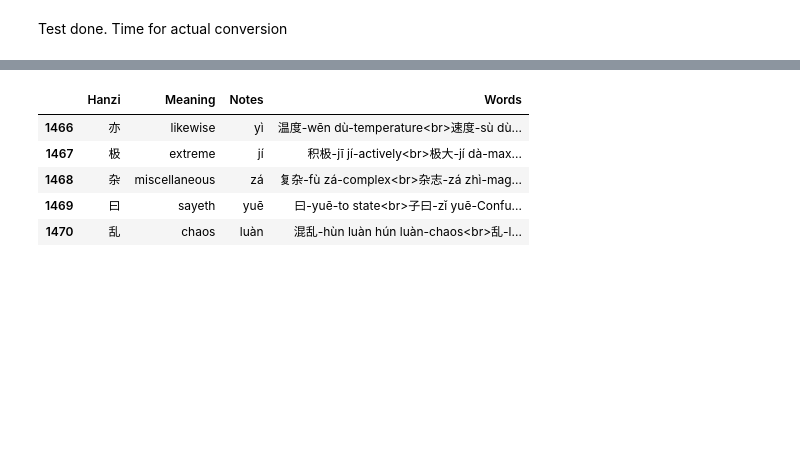
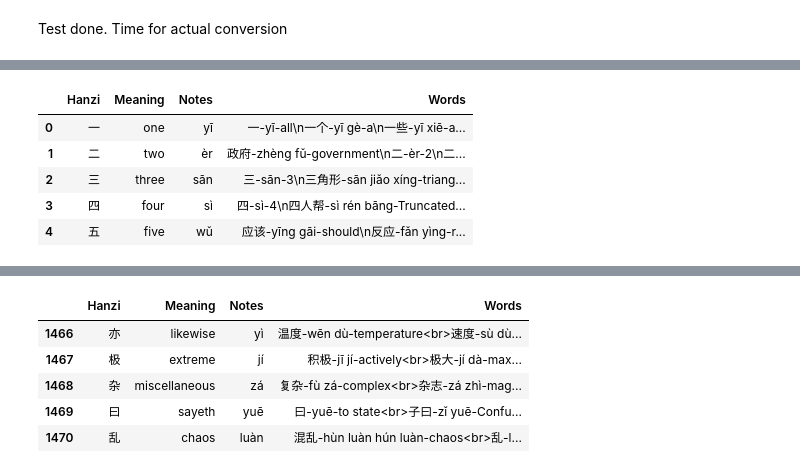
Before and after one commit to Tclack88/misc-analysis, a Jupyter notebook: mandarin_frequency_analysis/pinyin_conversion.ipynb, the cells around one changed output, grey strips where cells are left out. Drawn from its saved outputs; the diff is of its cells as text; code cells hidden in the pictures; blank space fills up the shorter version.

Commit message:
Debugging newline chars not being interpreted correctly when reintroduced to anki

```diff
--- a/mandarin_frequency_analysis/pinyin_conversion.ipynb
+++ b/mandarin_frequency_analysis/pinyin_conversion.ipynb
@@ -58,7 +58,7 @@ def get_example_words(char):
     ch = list(df[0])
     py = list(df[1])
     en = list(df[2])
-    samples = '<br>'.join(['-'.join(sample) for sample in list(zip(ch,py,en))])
+    samples = '<br>'.join([' '.join(sample) for sample in list(zip(ch,py,en))])
     return samples
   except Exception as e:
     print(f'problem withi {char}:\n{e}')
@@ -108,0 +129,2 @@ time: 32.8 ms (started: 2021-12-03 02:47:13 +00:00)
+# %%
+editme['Words'] = editme['Hanzi'].apply(get_example_words)
@@ -108,0 +141,7 @@ time: 32.8 ms (started: 2021-12-03 02:47:13 +00:00)
+# %%
+editme.Words.str.replace('<br>','\n',regex=True)
+def split_newlines(text):
+  return '\n'.join([x.strip() for x in text.split('<br>')])
+# df1 = pd.DataFrame({'Words':[x.strip() for x in editme.split('<br>')]})
+editme.Words = editme.Words.apply(lambda x : x.replace('<br>', '\\n'))
+# editme.Words.apply(split_newlines)
@@ -108,0 +150,9 @@ time: 32.8 ms (started: 2021-12-03 02:47:13 +00:00)
+# %%
+editme.head()
+# %% [output]
+|  | Hanzi | Meaning | Notes | Words |
+| 0 | 一 | one | yī | 一-yī-all\n一个-yī gè-a\n一些-yī xiē-a... |
+| 1 | 二 | two | èr | 政府-zhèng fǔ-government\n二-èr-2\n二... |
+| 2 | 三 | three | sān | 三-sān-3\n三角形-sān jiǎo xíng-triang... |
+| 3 | 四 | four | sì | 四-sì-4\n四人帮-sì rén bāng-Truncated... |
+| 4 | 五 | five | wǔ | 应该-yīng gāi-should\n反应-fǎn yìng-r... |
```
Also changed, not shown: parts of 8 cells of this notebook.
